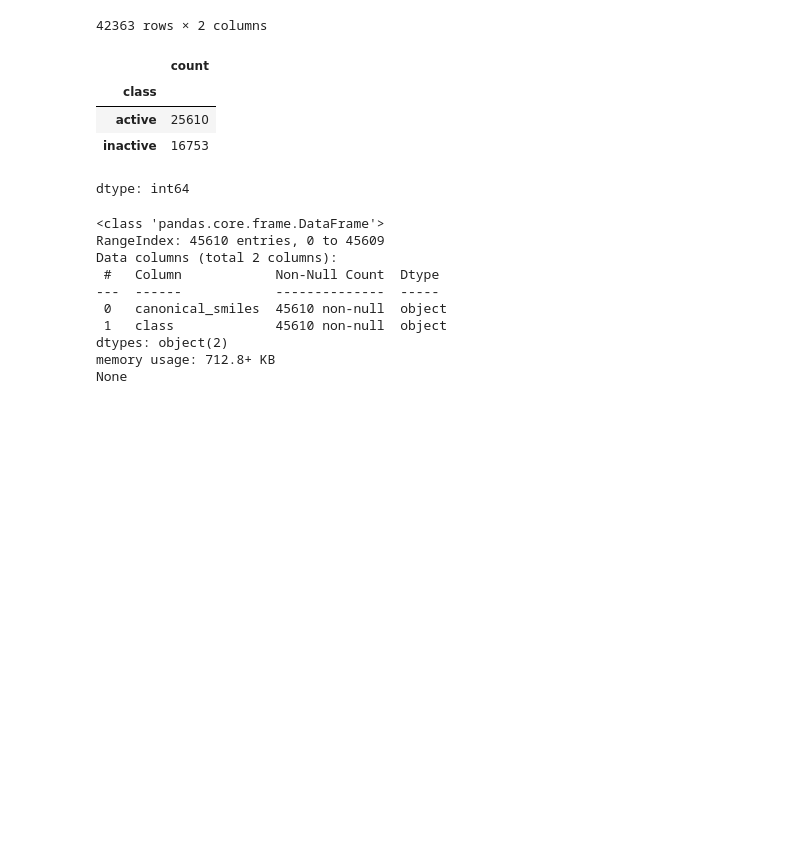
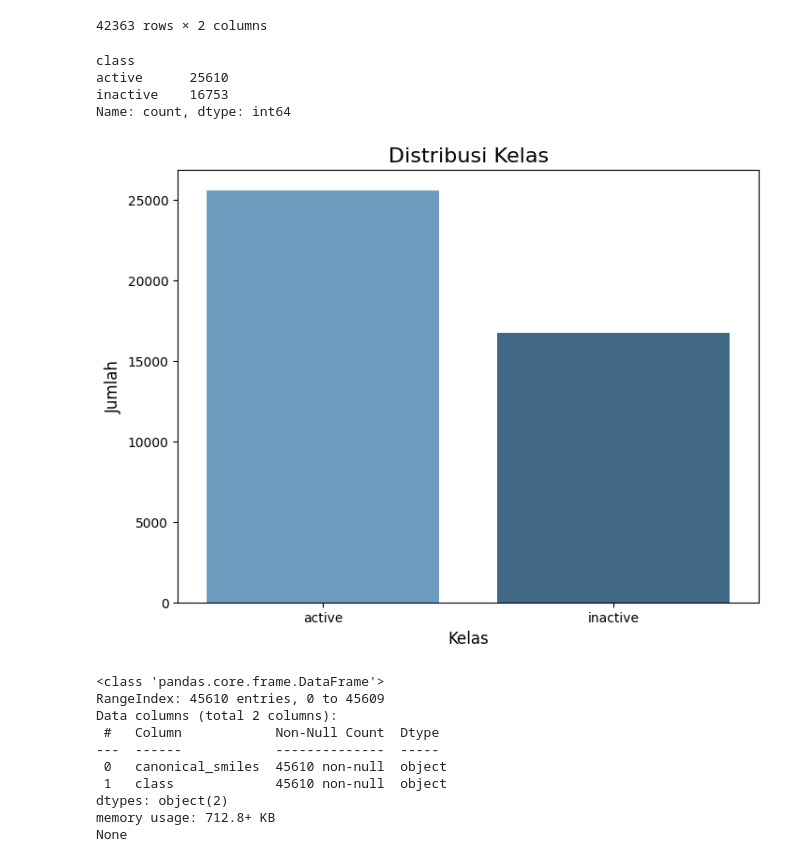
Before and after one commit to Mfys212/GNN-for-Molekul-Classifier, a Jupyter notebook: GNN_Molekul.ipynb, the cells around one changed output. Cells and saved outputs as stored; diff of their text form; code cells hidden in the pictures; blank space fills up the shorter version.

```diff
--- a/GNN_Molekul.ipynb
+++ b/GNN_Molekul.ipynb
@@ -157,15 +160,22 @@ df_clean
 | 42361 | active | CN[C@@H]1C[C@H]2O[C@@](C)([C@@H]1... |
 | 42362 | inactive | CC[C@@H]1CN(C(=O)NCC(F)(F)F)C[C@@... |
 42363 rows × 2 columns
-# %%
-class_counts = df_clean["class"].value_counts()
-class_counts
-# %% [output]
-|  | count |
-| class |  |
-| active | 25610 |
-| inactive | 16753 |
-dtype: int64
+# %%
+class_counts = df_clean["class"].value_counts()
+print(class_counts)
+plt.figure(figsize=(8, 6))
+sns.barplot(x=class_counts.index, y=class_counts.values, palette='Blues_d')
+plt.title('Distribusi Kelas', fontsize=16)
+plt.xlabel('Kelas', fontsize=12)
+plt.ylabel('Jumlah', fontsize=12)
+plt.xticks(rotation=0)
+plt.show()
+# %% [output]
+class
+active      25610
+inactive    16753
+Name: count, dtype: int64
+[figure, added]
 # %%
 target_over = 20000
 ros = RandomOverSampler(sampling_strategy={'inactive': target_over}, random_state=42)
```
Also changed, not shown: parts of 11 cells of this notebook.
